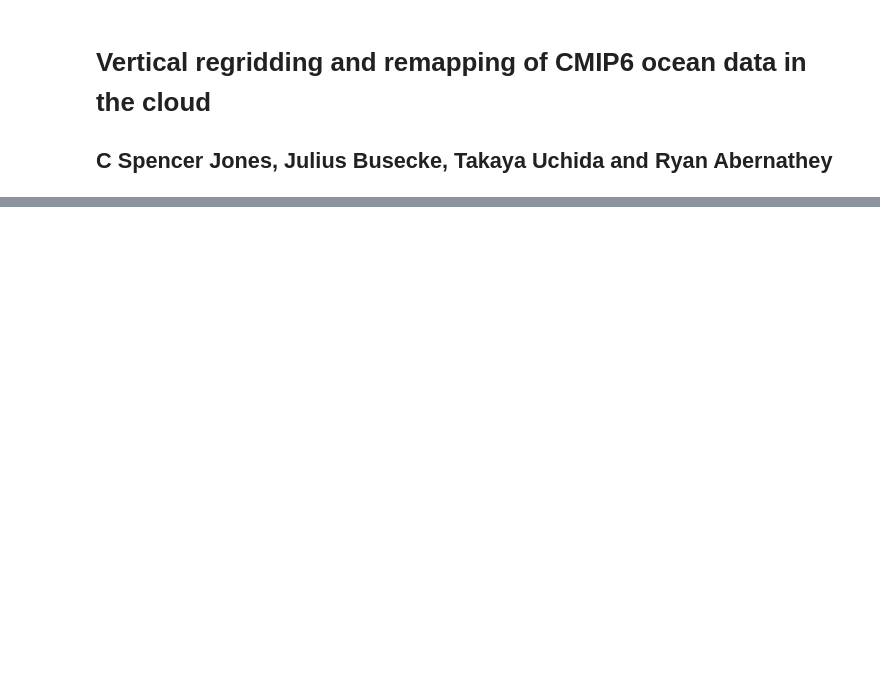
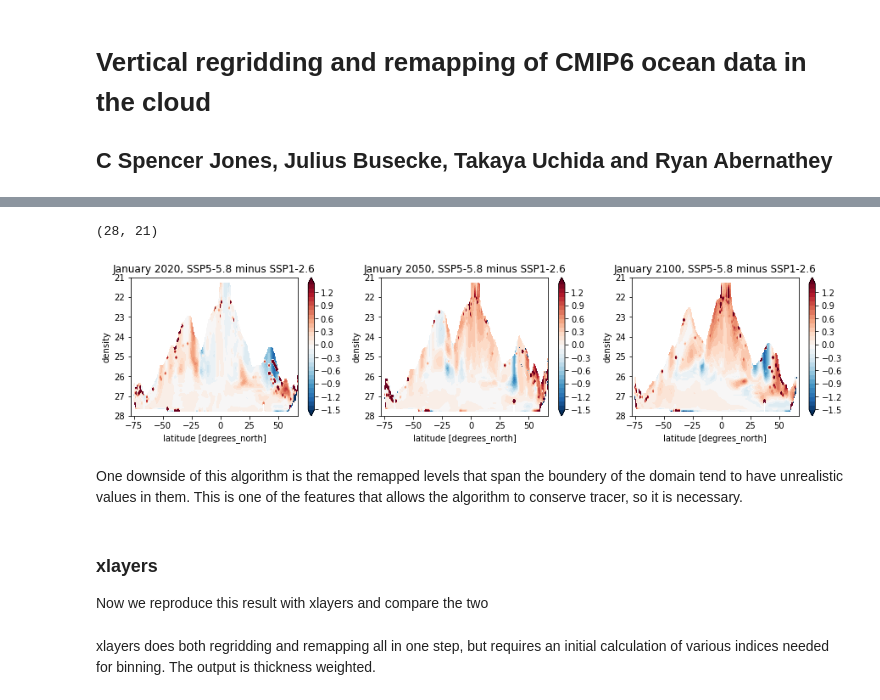
Before and after one commit to cspencerjones/vertical_regridding, a Jupyter notebook: xarrayutils_xlayers.ipynb, the cells around one changed output, grey strips where cells are left out. Saved outputs shown, nothing was run; the diff lists cells and outputs as text; code cells hidden in the pictures; blank space fills up the shorter version.

```diff
--- a/xarrayutils_xlayers.ipynb
+++ b/xarrayutils_xlayers.ipynb
@@ -226,0 +205,22 @@ plt.ylim(28,20)
+# %%
+fig,ax=plt.subplots(1,3,figsize=(15, 3))
+difference_xau.where(dz_remapped>0)[0:12,:250,:].mean('time').swap_dims({'j':'latitude'}).plot.contourf(x='latitude',y='remapped',ax=ax[0],levels=np.arange(-1.5,1.5,0.1),cmap='RdBu_r')
+ax[0].set_title('January 2020, SSP5-5.8 minus SSP1-2.6')
+ax[0].set_ylabel('density')
+ax[0].set_ylim(28,21)
+difference_xau.where(dz_remapped>0)[12:24,:250,:].mean('time').swap_dims({'j':'latitude'}).plot.contourf(x='latitude',y='remapped',ax=ax[1],levels=np.arange(-1.5,1.5,0.1),cmap='RdBu_r')
+ax[1].set_title('January 2050, SSP5-5.8 minus SSP1-2.6')
+ax[1].set_ylabel('density')
+ax[1].set_ylim(28,21)
+difference_xau.where(dz_remapped>0)[24:,:250,:].mean('time').swap_dims({'j':'latitude'}).plot.contourf(x='latitude',y='remapped',ax=ax[2],levels=np.arange(-1.5,1.5,0.1),cmap='RdBu_r')
+ax[2].set_title('January 2100, SSP5-5.8 minus SSP1-2.6')
+ax[2].set_ylabel('density')
+ax[2].set_ylim(28,21)
+# %% [output]
+(28, 21)
+[figure, added]
+# %% [markdown]
+One downside of this algorithm is that the remapped levels that span the boundery of the domain tend to have unrealistic values in them. This is one of the features that allows the algorithm to conserve tracer, so it is necessary.
+# %% [markdown]
+### xlayers
+Now we reproduce this result with xlayers and compare the two
@@ -226,0 +241,2 @@ plt.ylim(28,20)
+# %% [markdown]
+xlayers does both regridding and remapping all in one step, but requires an initial calculation of various indices needed for binning. The output is thickness weighted.
```
Also changed, not shown: parts of 54 cells of this notebook, 1 other file.
